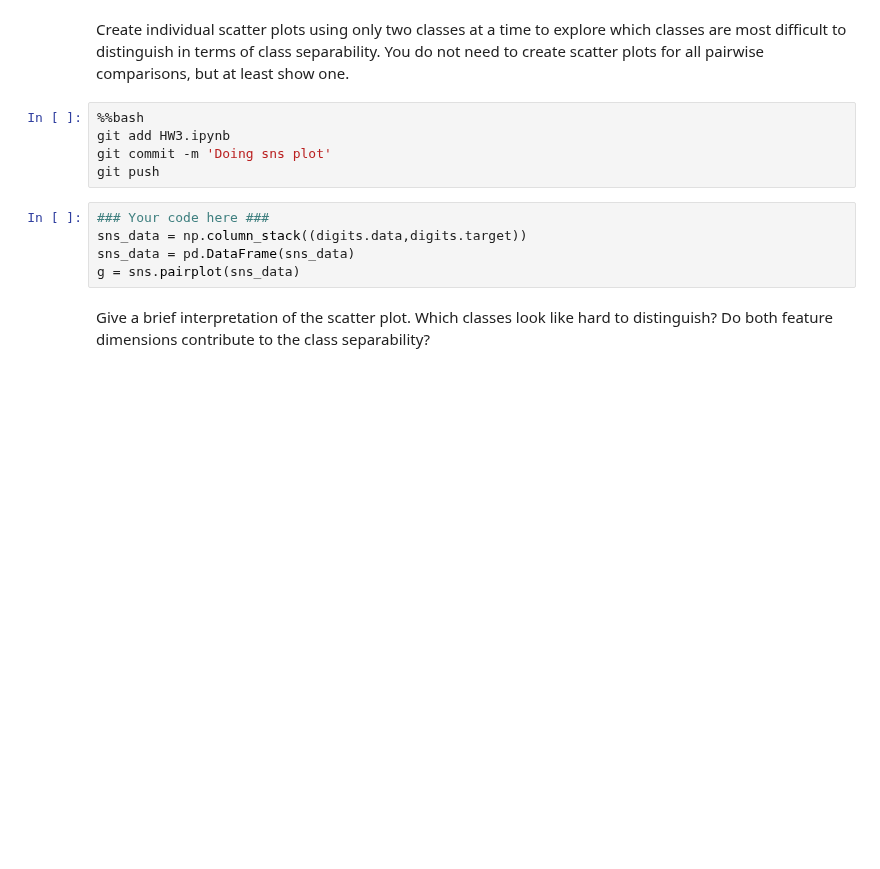
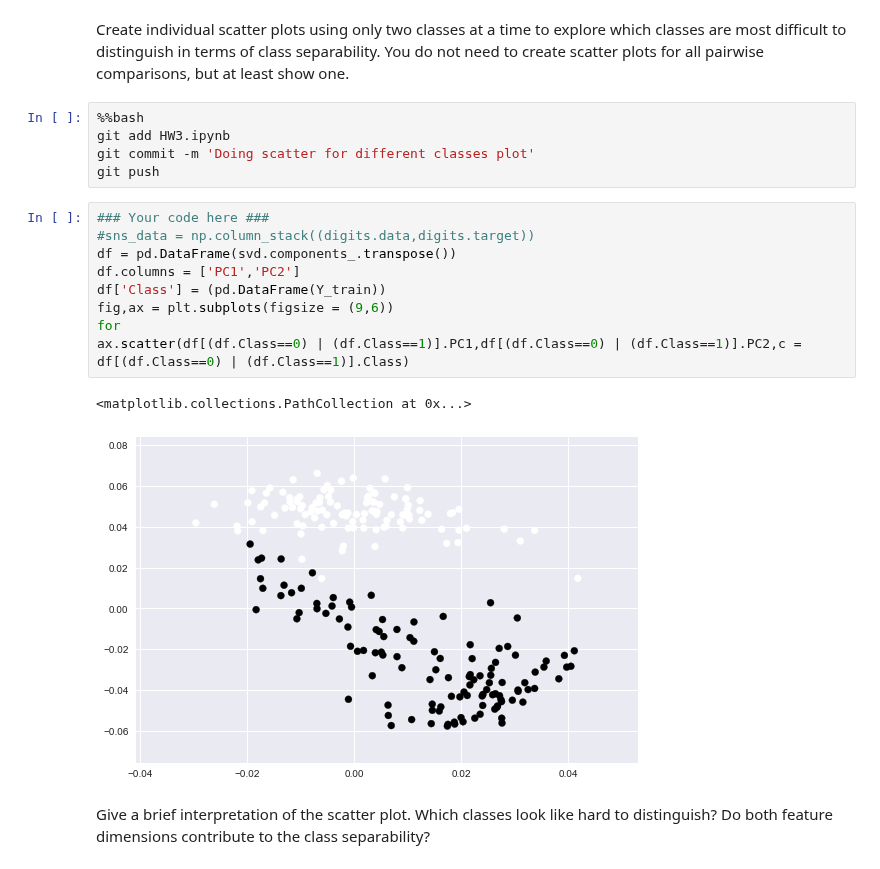
Before and after one commit to Theerit/2014, a Jupyter notebook: homework/HW3.ipynb, the cells around one changed output. Drawn from its saved outputs; the diff is of its cells as text; blank space fills up the shorter version.

Commit message:
Doing scatter for different classes plot

```diff
--- a/homework/HW3.ipynb
+++ b/homework/HW3.ipynb
@@ -582,13 +582,20 @@ Create individual scatter plots using only two classes at a time to explore whic
 # %%
 %%bash
 git add HW3.ipynb
-git commit -m 'Doing sns plot'
+git commit -m 'Doing scatter for different classes plot'
 git push
-# %%
-### Your code here ###
-sns_data = np.column_stack((digits.data,digits.target))
-sns_data = pd.DataFrame(sns_data)
-g = sns.pairplot(sns_data)
+# %%
+### Your code here ###
+#sns_data = np.column_stack((digits.data,digits.target))
+df = pd.DataFrame(svd.components_.transpose())
+df.columns = ['PC1','PC2']
+df['Class'] = (pd.DataFrame(Y_train))
+fig,ax = plt.subplots(figsize = (9,6))
+for
+ax.scatter(df[(df.Class==0) | (df.Class==1)].PC1,df[(df.Class==0) | (df.Class==1)].PC2,c = df[(df.Class==0) | (df.Class==1)].Class)
+# %% [output]
+<matplotlib.collections.PathCollection at 0x...>
+[figure, added]
 # %% [markdown]
 Give a brief interpretation of the scatter plot. Which classes look like hard to distinguish? Do both feature dimensions contribute to the class separability?
 # %% [markdown]
```
Also changed, not shown: parts of 8 cells of this notebook.
